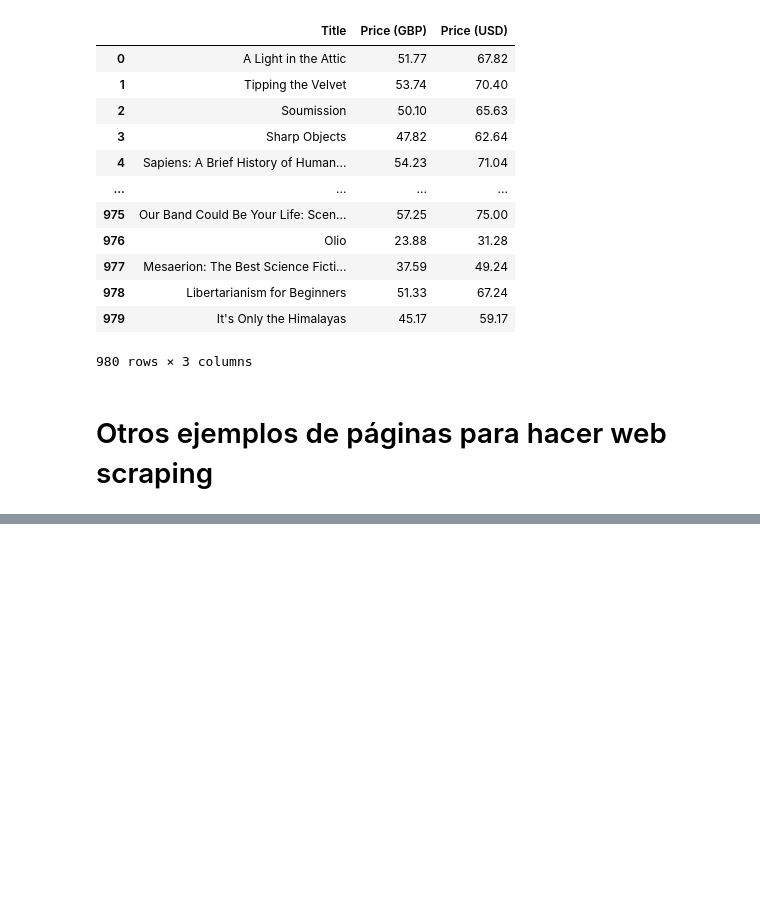
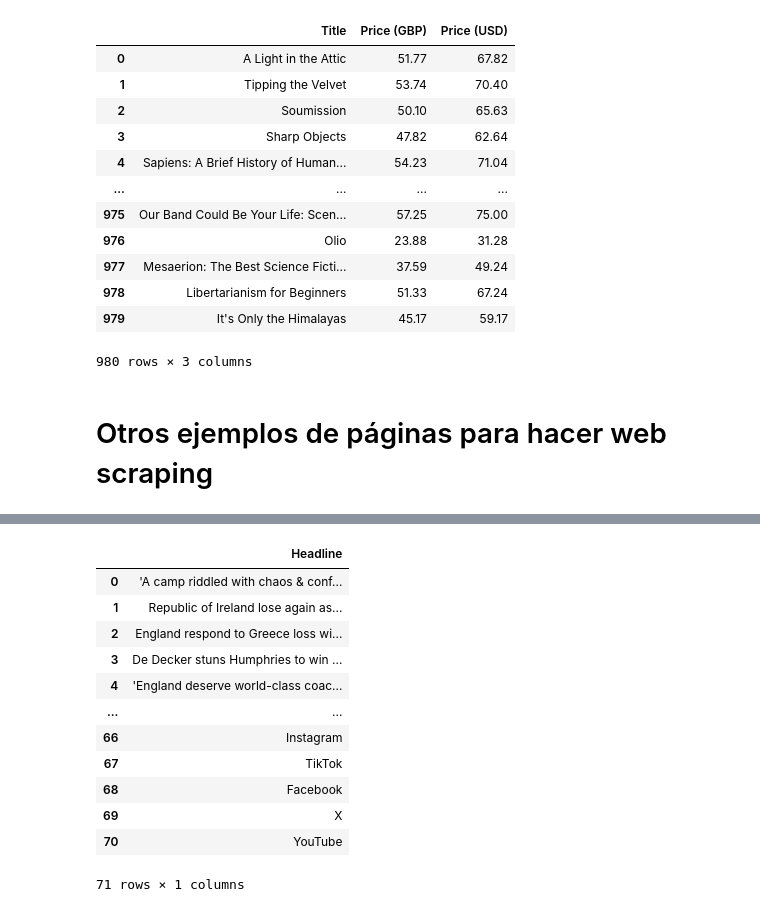
Before and after one commit to Juliodominguezcalderon/Talento_tech, a Jupyter notebook: web_scraping.ipynb, the cells around one changed output, grey strips where cells are left out. Saved outputs shown, nothing was run; the diff lists cells and outputs as text; code cells hidden in the pictures; blank space fills up the shorter version.

```diff
--- a/web_scraping.ipynb
+++ b/web_scraping.ipynb
@@ -300,3 +300,17 @@ print(news_list)
 # %%
 news_df = pd.DataFrame(news_list, columns=['Headline'])
-news_df.head()
+news_df
+# %% [output]
+|  | Headline |
+| 0 | 'A camp riddled with chaos & conf... |
+| 1 | Republic of Ireland lose again as... |
+| 2 | England respond to Greece loss wi... |
+| 3 | De Decker stuns Humphries to win ... |
+| 4 | 'England deserve world-class coac... |
+| ... | ... |
+| 66 | Instagram |
+| 67 | TikTok |
+| 68 | Facebook |
+| 69 | X |
+| 70 | YouTube |
+71 rows × 1 columns
```
Also changed, not shown: parts of 2 cells of this notebook.
